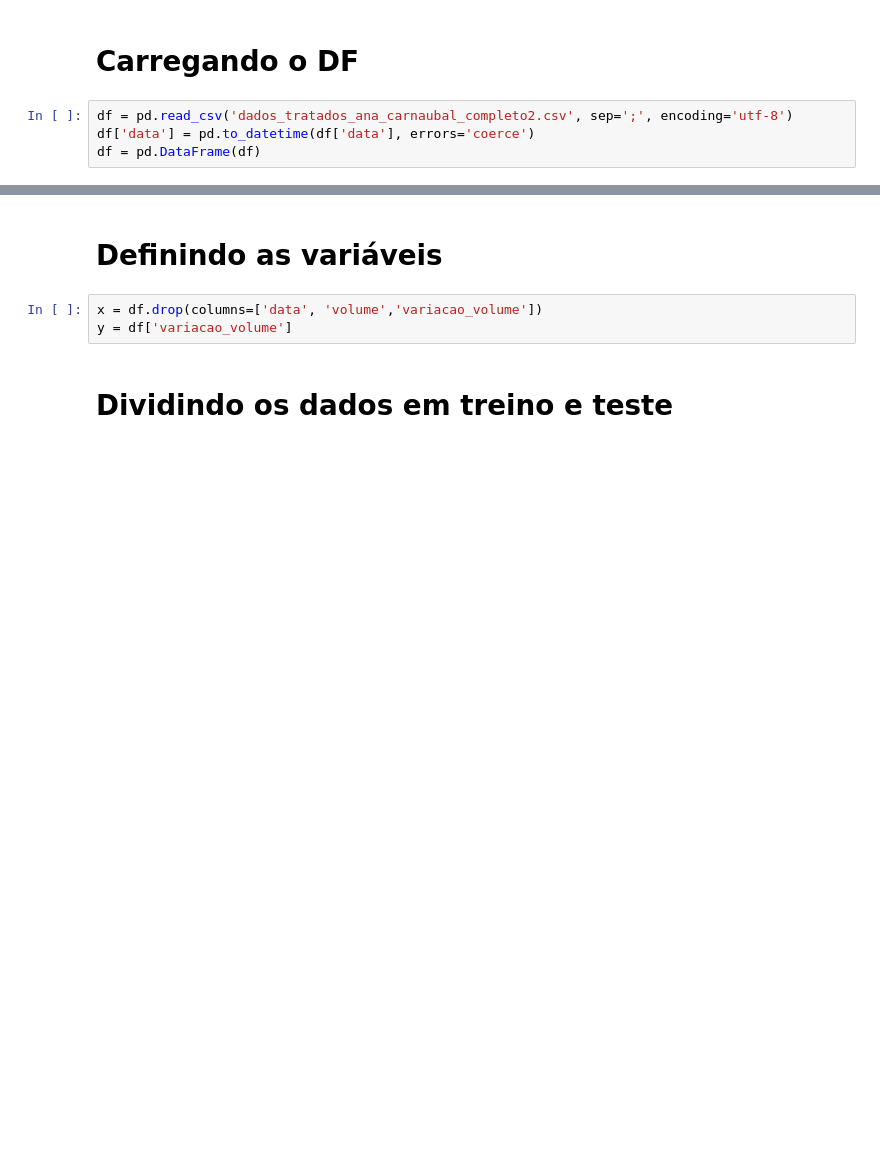
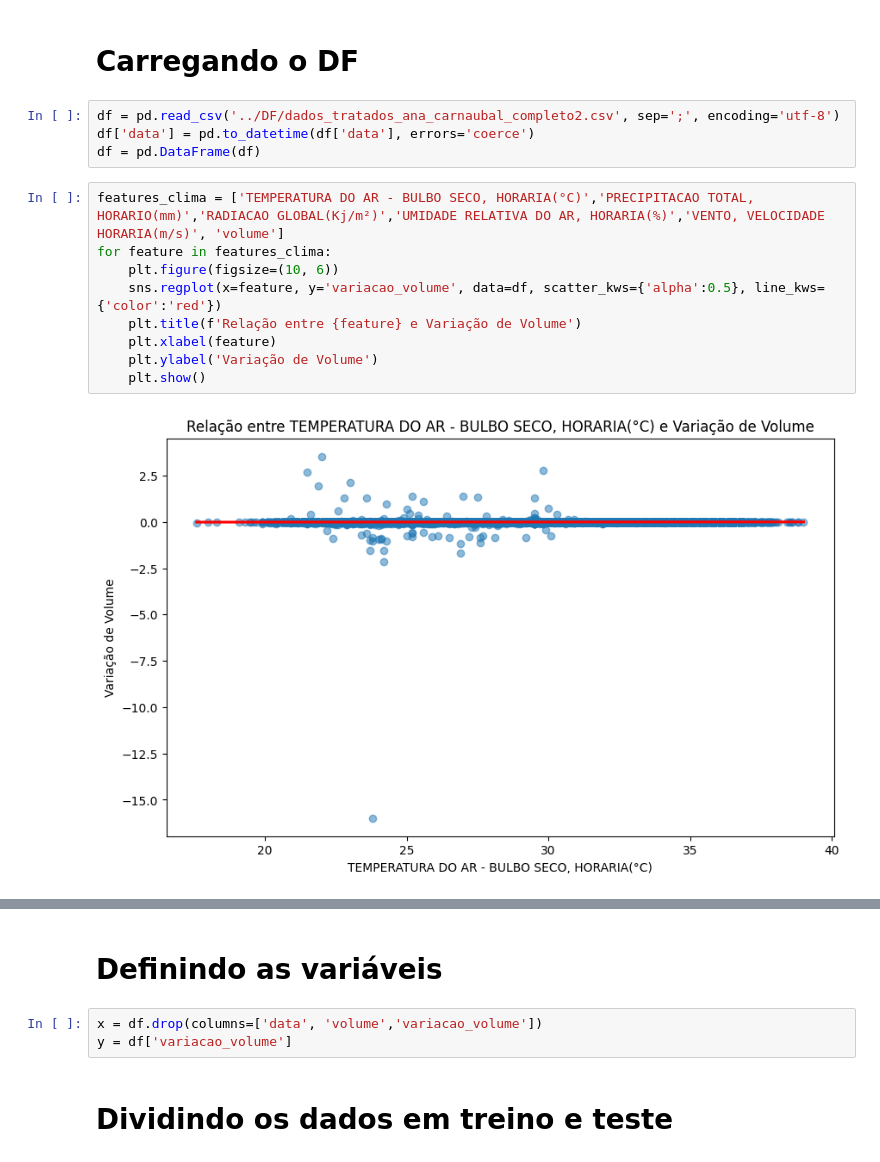
Before and after one commit to aMark-Dev/Sentinel-Flow, a Jupyter notebook: Fase 1/treinamento_modelo.ipynb, the cells around one changed output, grey strips where cells are left out. Saved outputs shown, nothing was run; the diff lists cells and outputs as text; blank space fills up the shorter version.

```diff
--- a/Fase 1/treinamento_modelo.ipynb
+++ b/Fase 1/treinamento_modelo.ipynb
@@ -8,6 +10,17 @@ from sklearn.model_selection import train_test_split
 # %% [markdown]
 # Carregando o DF
 # %%
-df = pd.read_csv('dados_tratados_ana_carnaubal_completo2.csv', sep=';', encoding='utf-8')
+df = pd.read_csv('../DF/dados_tratados_ana_carnaubal_completo2.csv', sep=';', encoding='utf-8')
 df['data'] = pd.to_datetime(df['data'], errors='coerce')
 df = pd.DataFrame(df)
+# %%
+features_clima = ['TEMPERATURA DO AR - BULBO SECO, HORARIA(°C)','PRECIPITACAO TOTAL, HORARIO(mm)','RADIACAO GLOBAL(Kj/m²)','UMIDADE RELATIVA DO AR, HORARIA(%)','VENTO, VELOCIDADE HORARIA(m/s)', 'volume']
+for feature in features_clima:
+    plt.figure(figsize=(10, 6))
+    sns.regplot(x=feature, y='variacao_volume', data=df, scatter_kws={'alpha':0.5}, line_kws={'color':'red'})
+    plt.title(f'Relação entre {feature} e Variação de Volume')
+    plt.xlabel(feature)
+    plt.ylabel('Variação de Volume')
+    plt.show()
+# %% [output]
+[figure, added]
```
Also changed, not shown: parts of 6 cells of this notebook, 1 other file.
